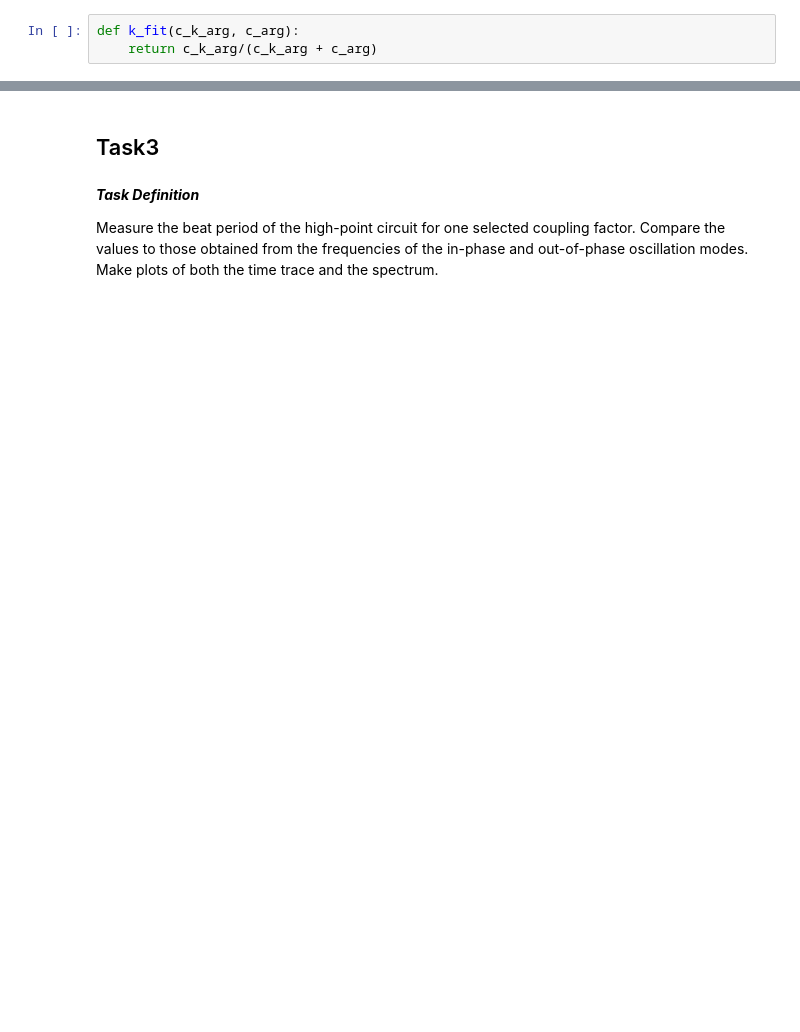
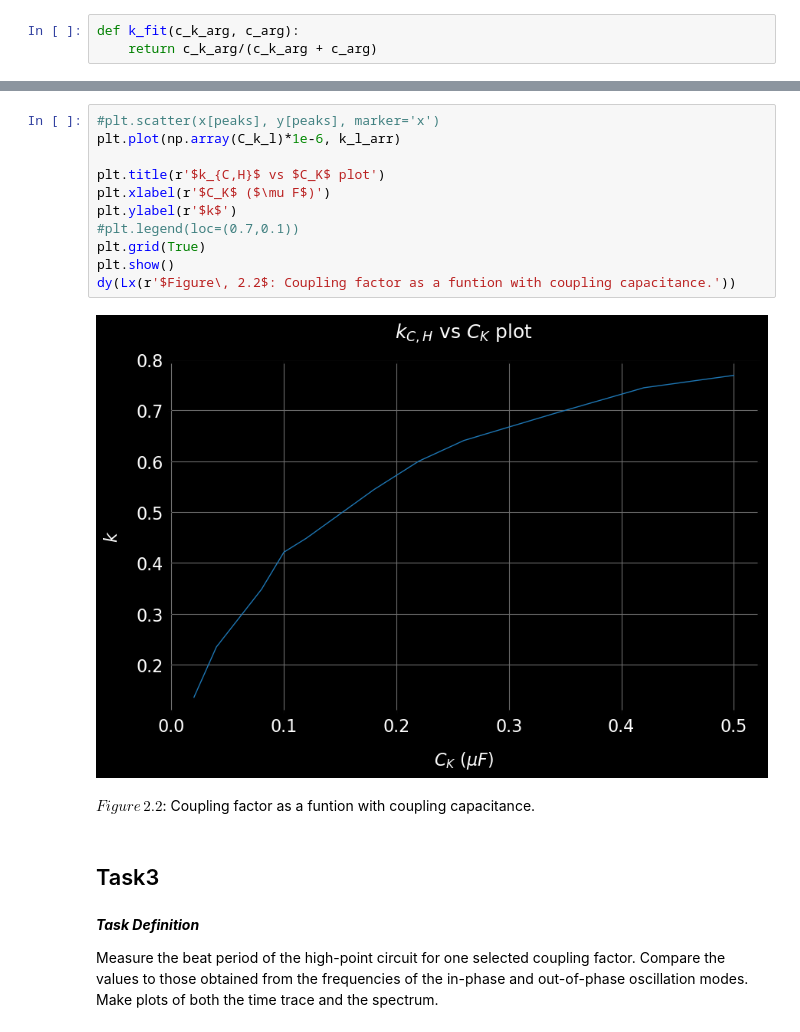
Before and after one commit to edhar98/Lab2, a Jupyter notebook: E17E/E17e Lab Reprot.ipynb, the cells around one changed output, grey strips where cells are left out. Cells and saved outputs as stored; diff of their text form; blank space fills up the shorter version.

```diff
--- a/E17E/E17e Lab Reprot.ipynb
+++ b/E17E/E17e Lab Reprot.ipynb
@@ -189,3 +165,17 @@ $C = (145.32 \pm 2.074) ~\mu F$
+# %%
+#plt.scatter(x[peaks], y[peaks], marker='x')
+plt.plot(np.array(C_k_l)*1e-6, k_l_arr)
+
+plt.title(r'$k_{C,H}$ vs $C_K$ plot')
+plt.xlabel(r'$C_K$ ($\mu F$)')
+plt.ylabel(r'$k$')
+#plt.legend(loc=(0.7,0.1))
+plt.grid(True)
+plt.show()
+dy(Lx(r'$Figure\, 2.2$: Coupling factor as a funtion with coupling capacitance.'))
+# %% [output]
+[figure, added]
+$Figure\, 2.2$: Coupling factor as a funtion with coupling capacitance.
 # %% [markdown]
 ## Task3
 # %% [markdown]
```
Also changed, not shown: parts of 22 cells of this notebook.
